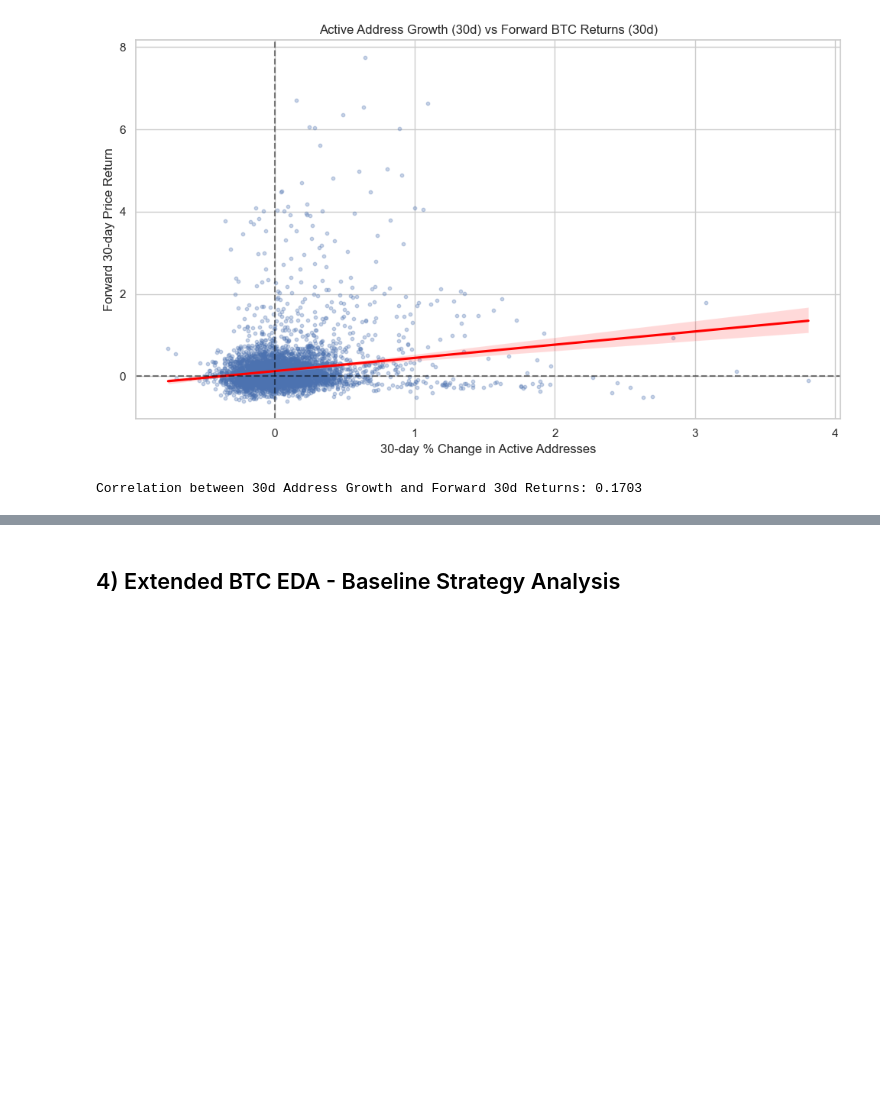
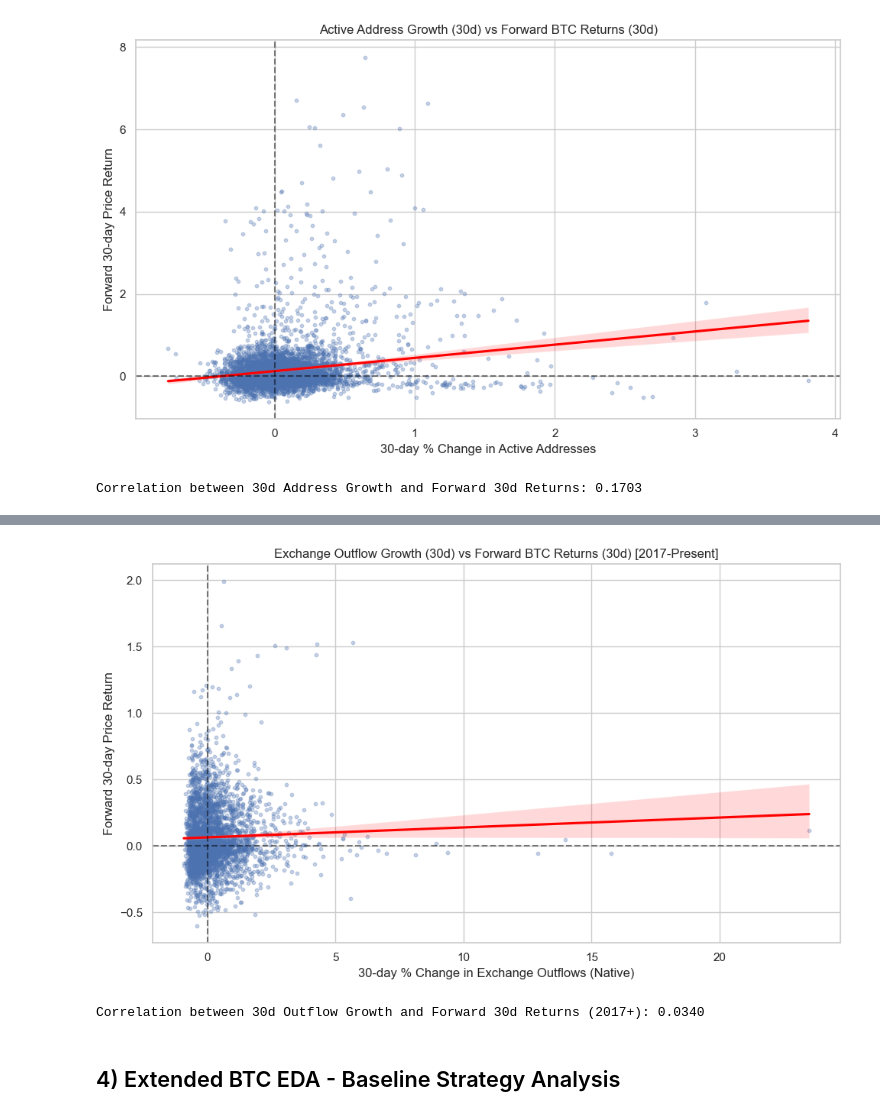
Before and after one commit to mmidlash/bitcoin-analytics-capstone-template, a Jupyter notebook: eda/EDA.ipynb, the cells around one changed output, grey strips where cells are left out. Cells and saved outputs as stored; diff of their text form; code cells hidden in the pictures; blank space fills up the shorter version.

```diff
--- a/eda/EDA.ipynb
+++ b/eda/EDA.ipynb
@@ -435,3 +471,37 @@ Correlation between 30d Address Growth and Forward 30d Returns: 0.1703
+# %%
+outflow_df = (
+    btc_df.filter(pl.col("time").dt.year() >= 2017)
+    .select(["time", "PriceUSD_coinmetrics", "FlowOutExNtv"])
+    .drop_nulls()
+    .to_pandas()
+)
+outflow_df["time"] = pd.to_datetime(outflow_df["time"])
+
+# 30 day Exchange Outflow Growth (Lagged)
+outflow_df["outflow_growth_30d"] = outflow_df["FlowOutExNtv"].pct_change(30)
+
+# 30 day Price Return (Forward)
+outflow_df["fwd_ret_30d"] = outflow_df["PriceUSD_coinmetrics"].shift(-30) / outflow_df["PriceUSD_coinmetrics"] - 1
+
+plot_outflow_df = outflow_df.dropna()
+
+plt.figure(figsize=(10, 6))
+sns.regplot(data=plot_outflow_df, x="outflow_growth_30d", y="fwd_ret_30d",
+            scatter_kws={'alpha':0.3, "s":10}, line_kws={'color':'red'})
+
+plt.title("Exchange Outflow Growth (30d) vs Forward BTC Returns (30d) [2017-Present]")
+plt.xlabel("30-day % Change in Exchange Outflows (Native)")
+plt.ylabel("Forward 30-day Price Return")
+plt.axvline(0, color='black', linestyle='--', alpha=0.5)
+plt.axhline(0, color='black', linestyle='--', alpha=0.5)
+plt.tight_layout()
+plt.show()
+
+correlation_out = plot_outflow_df["outflow_growth_30d"].corr(plot_outflow_df["fwd_ret_30d"])
+print(f"Correlation between 30d Outflow Growth and Forward 30d Returns: {correlation_out:.4f}")
+# %% [output]
+[figure, added]
+Correlation between 30d Outflow Growth and Forward 30d Returns (2017+): 0.0340
 # %% [markdown]
 ## 4) Extended BTC EDA - Baseline Strategy Analysis
 # %%
```
Also changed, not shown: parts of 2 cells of this notebook.
